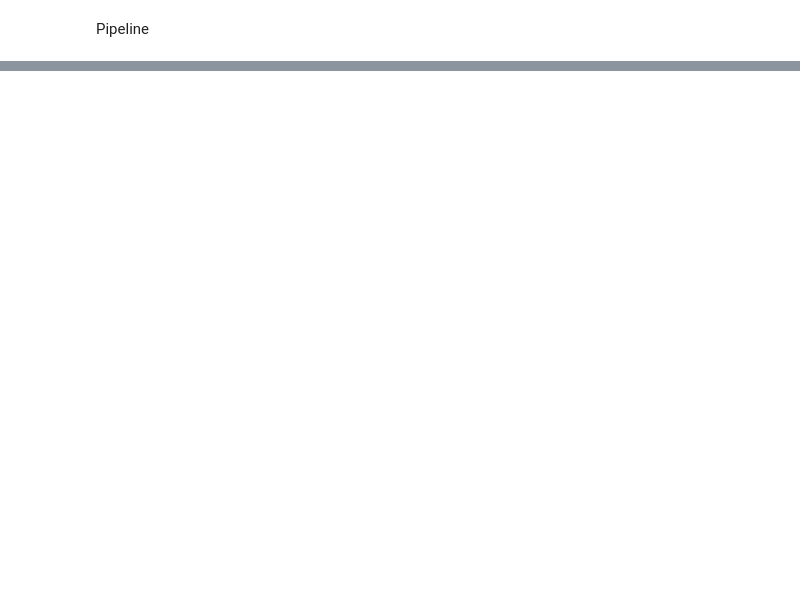
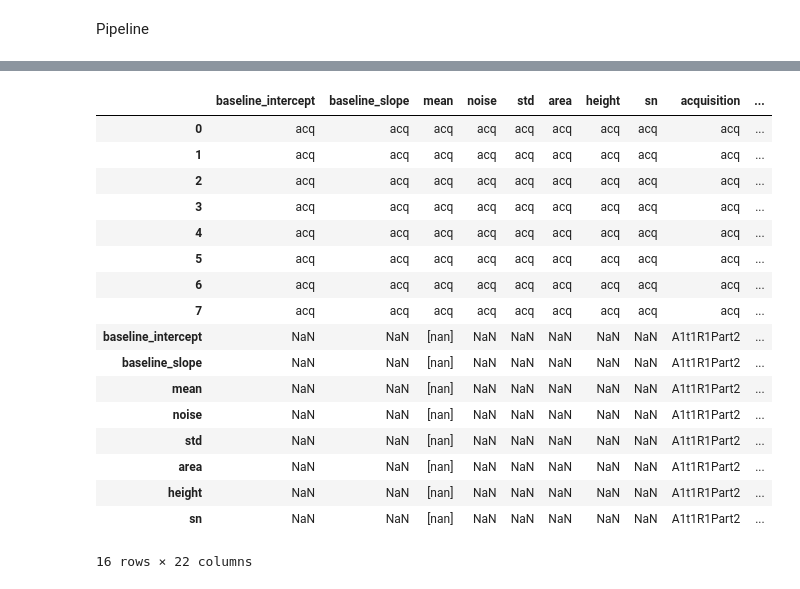
Before and after one commit to JuBiotech/peak-performance, a Jupyter notebook: peak_performance/pipeline.ipynb, the cells around one changed output, grey strips where cells are left out. Saved outputs shown, nothing was run; the diff lists cells and outputs as text; code cells hidden in the pictures; blank space fills up the shorter version.

```diff
--- a/peak_performance/pipeline.ipynb
+++ b/peak_performance/pipeline.ipynb
@@ -78,0 +213,2 @@ pl.report_area_sheet(path, df_summary)
+# %%
+resample, discard, df_summary = postfiltering(file, idata, ui, df_summary)
@@ -78,0 +243,28 @@ pl.report_area_sheet(path, df_summary)
+# %%
+parameters = [
+    "baseline_intercept",
+    "baseline_slope",
+    "mean",
+    "noise",
+    "std",
+    "area",
+    "height",
+    "sn",
+]
+df = pandas.DataFrame(columns=parameters)
+df["baseline_intercept"] = len(parameters) * [f"acq"]
+df["baseline_slope"] = len(parameters) * [f"acq"]
+df["mean"] = len(parameters) * [f"acq"]
+df["noise"] = len(parameters) * [f"acq"]
+df["std"] = len(parameters) * [f"acq"]
+df["area"] = len(parameters) * [f"acq"]
+df["height"] = len(parameters) * [f"acq"]
+df["sn"] = len(parameters) * [f"acq"]
+df["acquisition"] = len(parameters) * [f"acq"]
+# TODO: auf type achten, nicht überall str
+df["experiment"] = len(parameters) * [f"exp"]
+df["precursor_mz"] = len(parameters) * [f"premz"]
+df["product_mz_start"] = len(parameters) * [f"pro_mz_strat"]
+df["product_mz_end"] = len(parameters) * [f"promzend"]
+df["double_peak"] = len(parameters) * [""]
+df
@@ -78,0 +281,2 @@ pl.report_area_sheet(path, df_summary)
+# %%
+df_summary = pandas.concat([df_summary, df])
@@ -78,0 +408,22 @@ pl.report_area_sheet(path, df_summary)
+# %%
+df_summary = pandas.concat([df_summary, df])
+df_summary
+# %% [output]
+|  | baseline_intercept | baseline_slope | mean | noise | std | area | height | sn | acquisition | ... |
+| 0 | acq | acq | acq | acq | acq | acq | acq | acq | acq | ... |
+| 1 | acq | acq | acq | acq | acq | acq | acq | acq | acq | ... |
+| 2 | acq | acq | acq | acq | acq | acq | acq | acq | acq | ... |
+| 3 | acq | acq | acq | acq | acq | acq | acq | acq | acq | ... |
+| 4 | acq | acq | acq | acq | acq | acq | acq | acq | acq | ... |
+| 5 | acq | acq | acq | acq | acq | acq | acq | acq | acq | ... |
+| 6 | acq | acq | acq | acq | acq | acq | acq | acq | acq | ... |
+| 7 | acq | acq | acq | acq | acq | acq | acq | acq | acq | ... |
+| baseline_intercept | NaN | NaN | [nan] | NaN | NaN | NaN | NaN | NaN | A1t1R1Part2 | ... |
+| baseline_slope | NaN | NaN | [nan] | NaN | NaN | NaN | NaN | NaN | A1t1R1Part2 | ... |
+| mean | NaN | NaN | [nan] | NaN | NaN | NaN | NaN | NaN | A1t1R1Part2 | ... |
+| noise | NaN | NaN | [nan] | NaN | NaN | NaN | NaN | NaN | A1t1R1Part2 | ... |
+| std | NaN | NaN | [nan] | NaN | NaN | NaN | NaN | NaN | A1t1R1Part2 | ... |
+| area | NaN | NaN | [nan] | NaN | NaN | NaN | NaN | NaN | A1t1R1Part2 | ... |
+| height | NaN | NaN | [nan] | NaN | NaN | NaN | NaN | NaN | A1t1R1Part2 | ... |
+| sn | NaN | NaN | [nan] | NaN | NaN | NaN | NaN | NaN | A1t1R1Part2 | ... |
+16 rows × 22 columns
```
Also changed, not shown: parts of 13 cells of this notebook, 4 other files.
